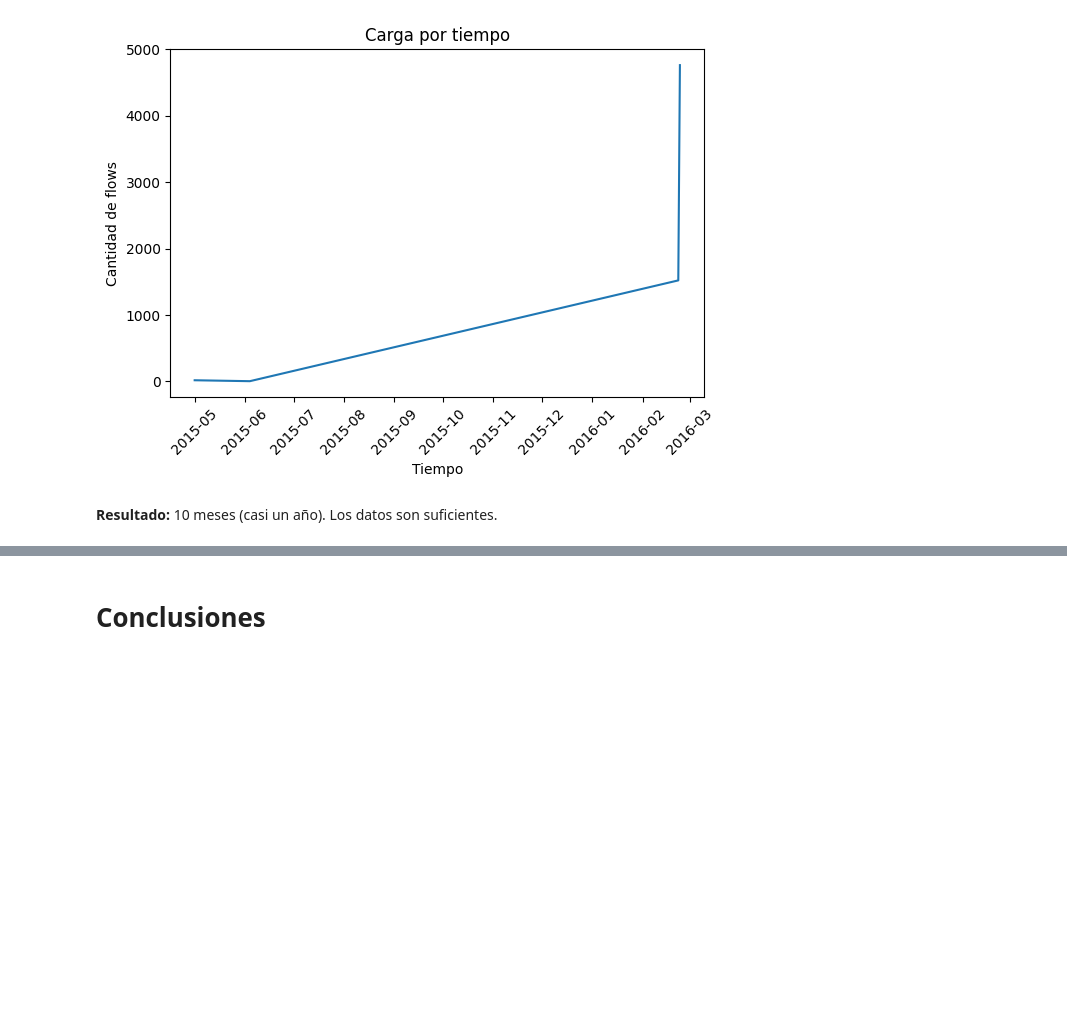
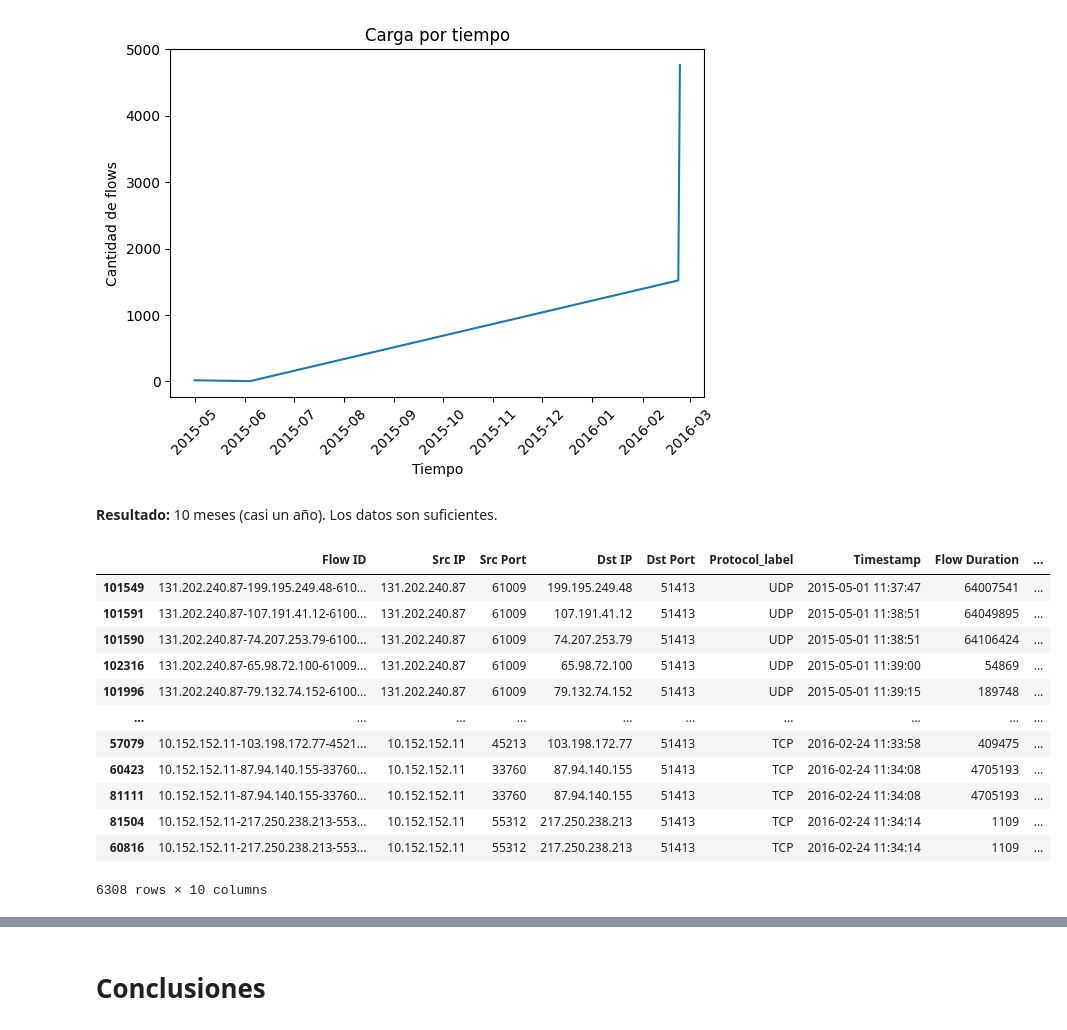
Before and after one commit to GFCACACE/propuesta-simulacion, a Jupyter notebook: Propuesta_de_simulación_Intenet.ipynb, the cells around one changed output, grey strips where cells are left out. Drawn from its saved outputs; the diff is of its cells as text; code cells hidden in the pictures; blank space fills up the shorter version.

```diff
--- a/Propuesta_de_simulación_Intenet.ipynb
+++ b/Propuesta_de_simulación_Intenet.ipynb
@@ -172,3 +172,23 @@ plt.show()
 [figure]
 # %% [markdown]
 **Resultado:** 10 meses (casi un año). Los datos son suficientes.
+# %%
+datasetFinal['Timestamp'] = pd.to_datetime(datasetFinal['Timestamp'])
+datasetFinal = datasetFinal.sort_values('Timestamp')
+datasetFinal['IntervaloEntreFlujos'] = datasetFinal['Timestamp'].diff()
+datasetFinal['IntervaloEntreFlujos_seg'] = datasetFinal['IntervaloEntreFlujos'].dt.total_seconds()
+datasetFinal
+# %% [output]
+|  | Flow ID | Src IP | Src Port | Dst IP | Dst Port | Protocol_label | Timestamp | Flow Duration | ... |
+| 101549 | 131.202.240.87-199.195.249.48-610... | 131.202.240.87 | 61009 | 199.195.249.48 | 51413 | UDP | 2015-05-01 11:37:47 | 64007541 | ... |
+| 101591 | 131.202.240.87-107.191.41.12-6100... | 131.202.240.87 | 61009 | 107.191.41.12 | 51413 | UDP | 2015-05-01 11:38:51 | 64049895 | ... |
+| 101590 | 131.202.240.87-74.207.253.79-6100... | 131.202.240.87 | 61009 | 74.207.253.79 | 51413 | UDP | 2015-05-01 11:38:51 | 64106424 | ... |
+| 102316 | 131.202.240.87-65.98.72.100-61009... | 131.202.240.87 | 61009 | 65.98.72.100 | 51413 | UDP | 2015-05-01 11:39:00 | 54869 | ... |
+| 101996 | 131.202.240.87-79.132.74.152-6100... | 131.202.240.87 | 61009 | 79.132.74.152 | 51413 | UDP | 2015-05-01 11:39:15 | 189748 | ... |
+| ... | ... | ... | ... | ... | ... | ... | ... | ... | ... |
+| 57079 | 10.152.152.11-103.198.172.77-4521... | 10.152.152.11 | 45213 | 103.198.172.77 | 51413 | TCP | 2016-02-24 11:33:58 | 409475 | ... |
+| 60423 | 10.152.152.11-87.94.140.155-33760... | 10.152.152.11 | 33760 | 87.94.140.155 | 51413 | TCP | 2016-02-24 11:34:08 | 4705193 | ... |
+| 81111 | 10.152.152.11-87.94.140.155-33760... | 10.152.152.11 | 33760 | 87.94.140.155 | 51413 | TCP | 2016-02-24 11:34:08 | 4705193 | ... |
+| 81504 | 10.152.152.11-217.250.238.213-553... | 10.152.152.11 | 55312 | 217.250.238.213 | 51413 | TCP | 2016-02-24 11:34:14 | 1109 | ... |
+| 60816 | 10.152.152.11-217.250.238.213-553... | 10.152.152.11 | 55312 | 217.250.238.213 | 51413 | TCP | 2016-02-24 11:34:14 | 1109 | ... |
+6308 rows × 10 columns
```
Also changed, not shown: parts of 9 cells of this notebook.
